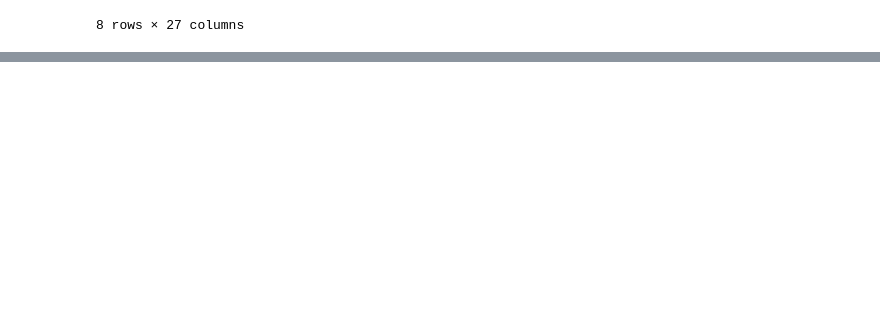
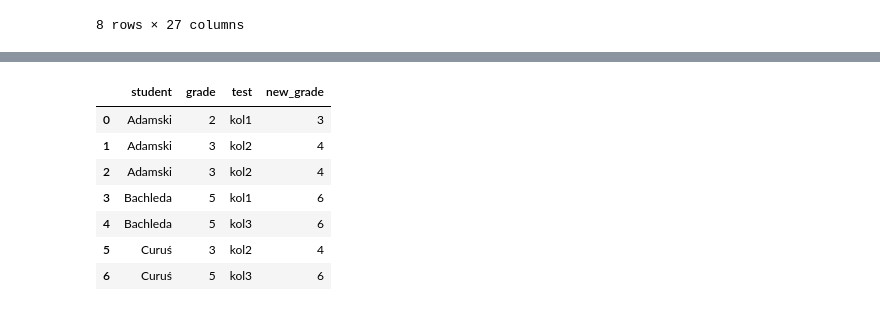
Before and after one commit to trypuz/ai_dla_kazdego, a Jupyter notebook: python_dla_kazdego/python_dla_humanistow.ipynb, the cells around one changed output, grey strips where cells are left out. Cells and saved outputs as stored; diff of their text form; code cells hidden in the pictures; blank space fills up the shorter version.

```diff
--- a/python_dla_kazdego/python_dla_humanistow.ipynb
+++ b/python_dla_kazdego/python_dla_humanistow.ipynb
@@ -2572,0 +2575,6 @@ df.groupby('State').describe().transpose()
+# %%
+students = {'student':['Adamski', 'Adamski', 'Adamski', 'Bachleda', 'Bachleda', 'Curuś', 'Curuś'],
+            'grade':[2, 3, 3, 5, 5, 3, 5],
+            'test':['kol1', 'kol2', 'kol2', 'kol1', 'kol3', 'kol2', 'kol3']}
+df = pd.DataFrame(students)
+df
@@ -2572,0 +2615,12 @@ df.groupby('State').describe().transpose()
+# %%
+df['new_grade'] = df['grade'] + 1
+df
+# %% [output]
+|  | student | grade | test | new_grade |
+| 0 | Adamski | 2 | kol1 | 3 |
+| 1 | Adamski | 3 | kol2 | 4 |
+| 2 | Adamski | 3 | kol2 | 4 |
+| 3 | Bachleda | 5 | kol1 | 6 |
+| 4 | Bachleda | 5 | kol3 | 6 |
+| 5 | Curuś | 3 | kol2 | 4 |
+| 6 | Curuś | 5 | kol3 | 6 |
```
Also changed, not shown: parts of 6 cells of this notebook.
